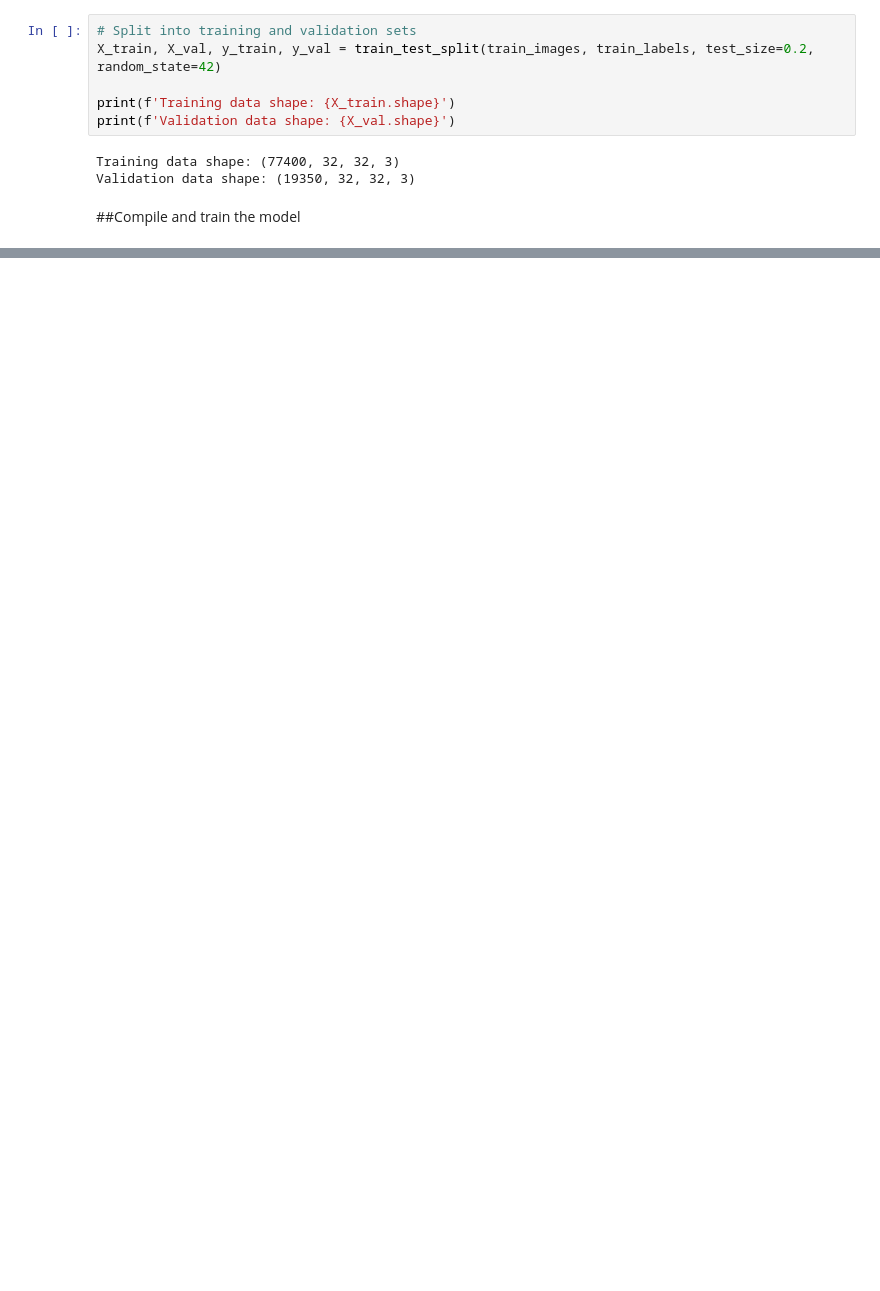
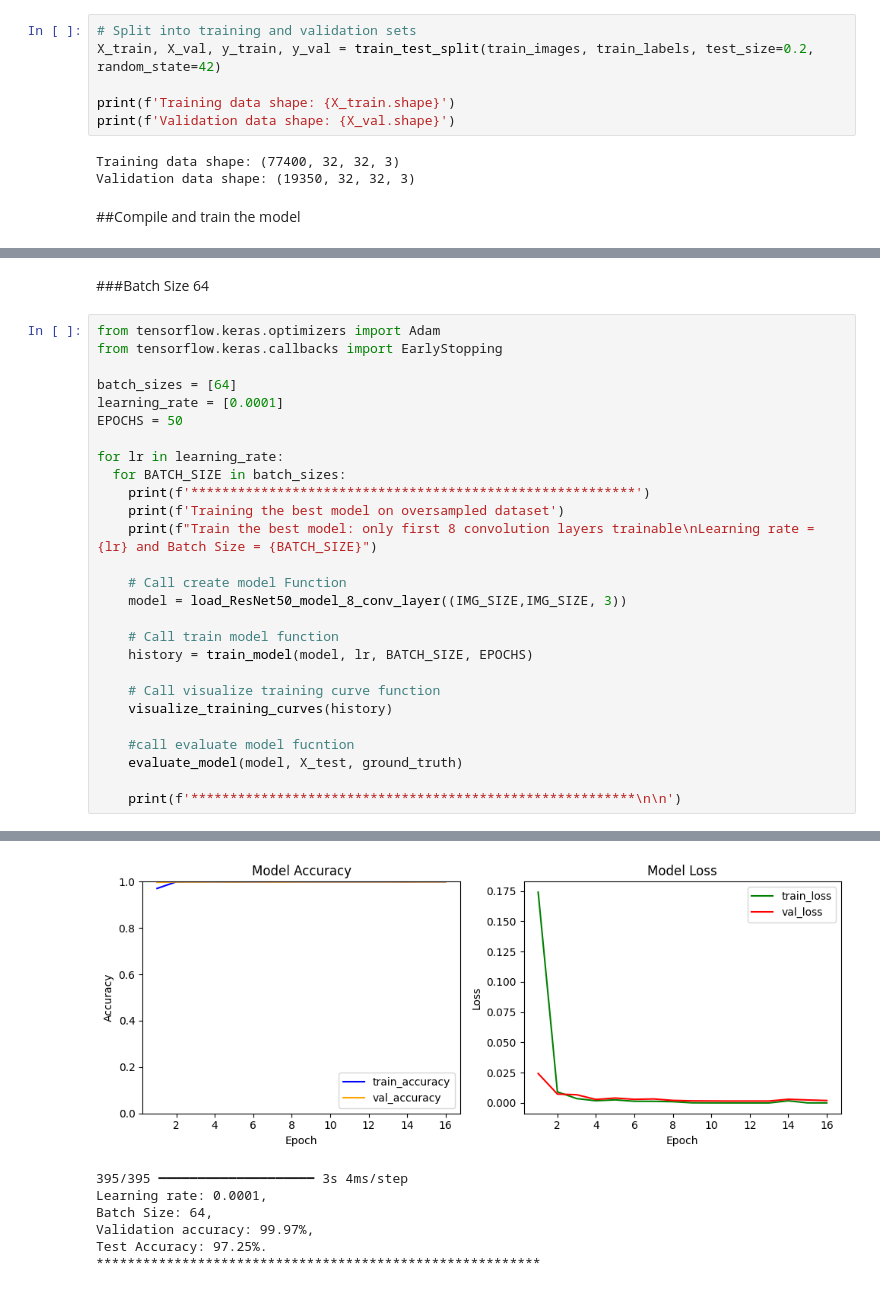
Before and after one commit to masud10402/Data-Science-Project, a Jupyter notebook: ResNet50_model_experiments.ipynb, the cells around one changed output, grey strips where cells are left out. Drawn from its saved outputs; the diff is of its cells as text; blank space fills up the shorter version.

```diff
--- a/ResNet50_model_experiments.ipynb
+++ b/ResNet50_model_experiments.ipynb
@@ -2662 +2623,31 @@ Test Accuracy: 98.60%.
 *********************************************************
+# %% [markdown]
+###Batch Size 64
+# %%
+from tensorflow.keras.optimizers import Adam
+from tensorflow.keras.callbacks import EarlyStopping
+
+batch_sizes = [64]
+learning_rate = [0.0001]
+EPOCHS = 50
+
+for lr in learning_rate:
+  for BATCH_SIZE in batch_sizes:
+    print(f'*********************************************************')
+    print(f'Training the best model on oversampled dataset')
+    print(f"Train the best model: only first 8 convolution layers trainable\nLearning rate = {lr} and Batch Size = {BATCH_SIZE}")
+
+    # Call create model Function
+    model = load_ResNet50_model_8_conv_layer((IMG_SIZE,IMG_SIZE, 3))
+
+    # Call train model function
+    history = train_model(model, lr, BATCH_SIZE, EPOCHS)
+
+    # Call visualize training curve function
+    visualize_training_curves(history)
+
+    #call evaluate model fucntion
+    evaluate_model(model, X_test, ground_truth)
+
+    print(f'*********************************************************\n\n')
+# %% [output]
@@ -2662,0 +2671,7 @@ Test Accuracy: 98.60%.
+[figure, added]
+395/395 ━━━━━━━━━━━━━━━━━━━━ 3s 4ms/step
+Learning rate: 0.0001,
+Batch Size: 64,
+Validation accuracy: 99.97%,
+Test Accuracy: 97.25%.
+*********************************************************
```
Also changed, not shown: parts of 41 cells of this notebook, 1 other file.
